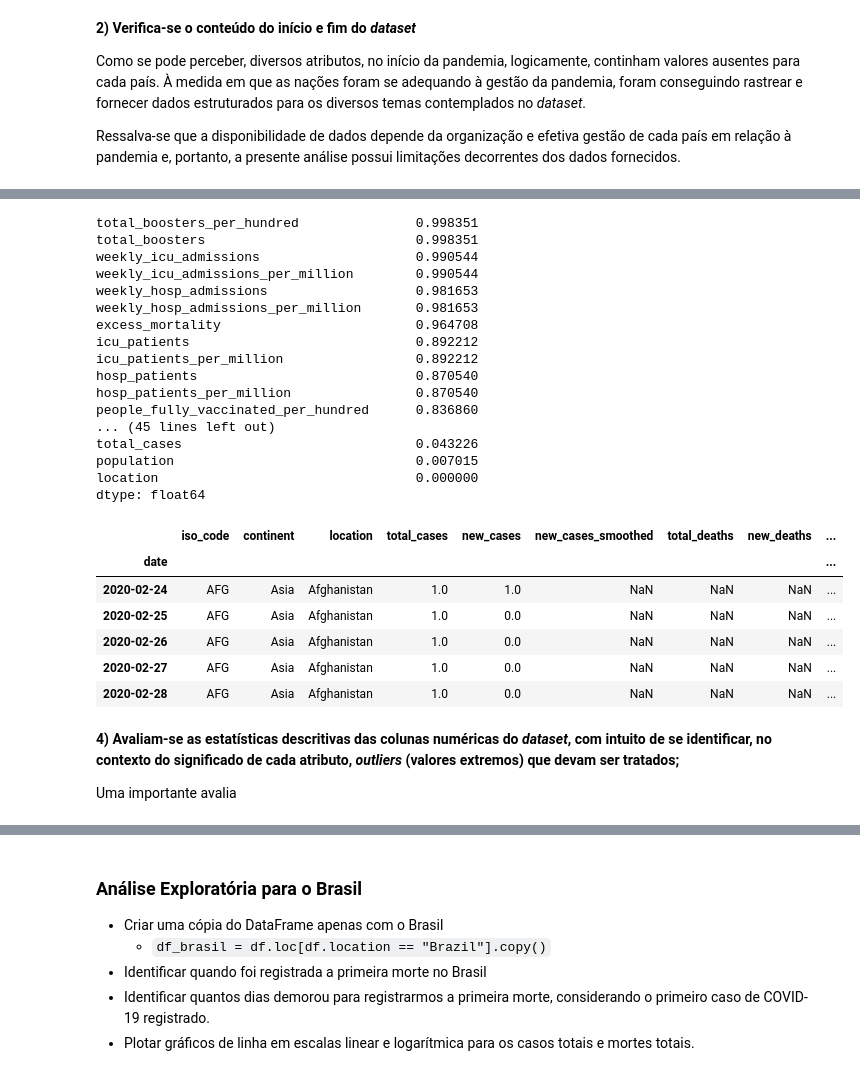
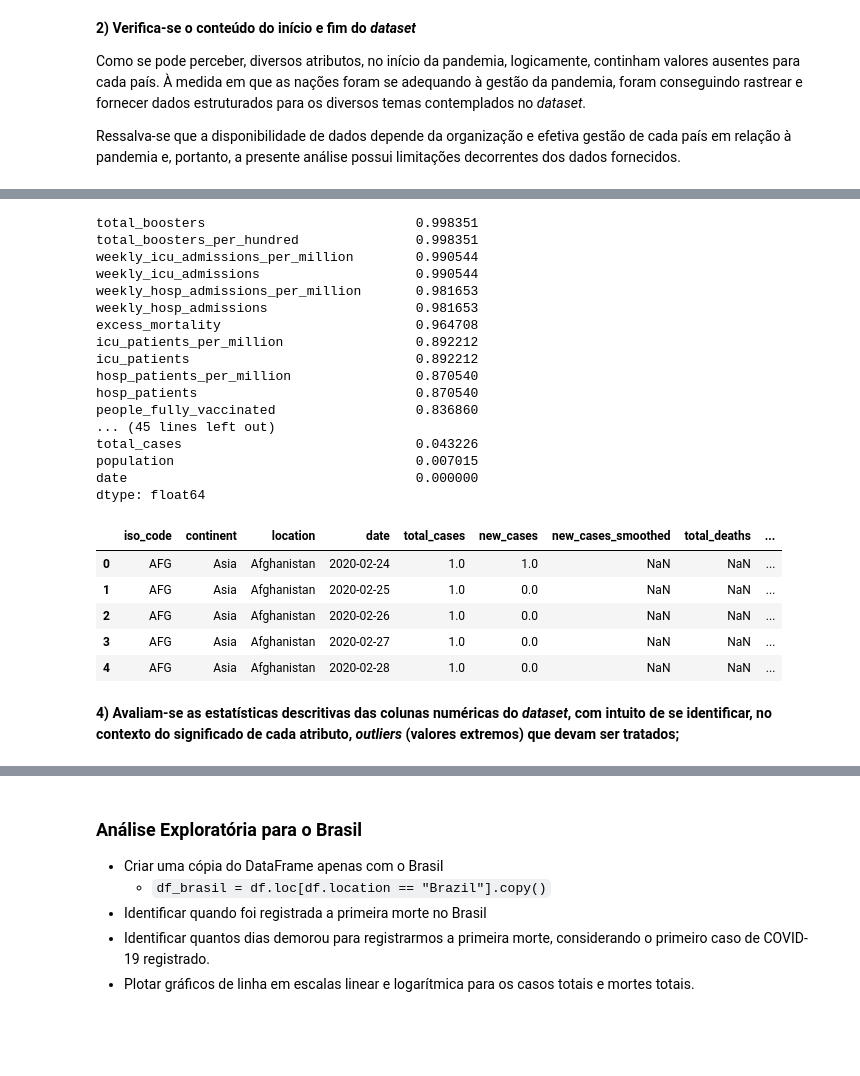
Before and after one commit to psfleury/Data_Science_Projects, a Jupyter notebook: 2 - Covid19/Panorama_do_COVID_19_no_Brasil_PedroFleury.ipynb, the cells around one changed output, grey strips where cells are left out. Saved outputs shown, nothing was run; the diff lists cells and outputs as text; code cells hidden in the pictures; blank space fills up the shorter version.

```diff
--- a/2 - Covid19/Panorama_do_COVID_19_no_Brasil_PedroFleury.ipynb
+++ b/2 - Covid19/Panorama_do_COVID_19_no_Brasil_PedroFleury.ipynb
@@ -126,7 +126,7 @@ import seaborn as sns
 
 
 # importar o dataset COVID-19 para um DataFrame
-df = pd.read_csv("https://raw.githubusercontent.com/psfleury/Data_Science_Projects/main/2%20-%20Covid19/owid-covid-data.csv",parse_dates=True, infer_datetime_format=True, index_col='date')
+df = pd.read_csv("https://raw.githubusercontent.com/psfleury/Data_Science_Projects/main/2%20-%20Covid19/owid-covid-data.csv",parse_dates=True, infer_datetime_format=True)
 # %% [markdown]
 ## Análise Exploratória dos Dados (AED)
 
@@ -227,32 +227,42 @@ Quanto aos atributos do Grupo 1, pela representatividade, descartam-se as coluna
 # % de valores ausentes para cada atributo
 (df.isnull().sum().sort_values(ascending=False)/df.shape[0]).head(60)
 # %% [output]
+total_boosters                           0.998351
 total_boosters_per_hundred               0.998351
-total_boosters                           0.998351
+weekly_icu_admissions_per_million        0.990544
 weekly_icu_admissions                    0.990544
-weekly_icu_admissions_per_million        0.990544
+weekly_hosp_admissions_per_million       0.981653
 weekly_hosp_admissions                   0.981653
-weekly_hosp_admissions_per_million       0.981653
 excess_mortality                         0.964708
+icu_patients_per_million                 0.892212
 icu_patients                             0.892212
-icu_patients_per_million                 0.892212
+hosp_patients_per_million                0.870540
 hosp_patients                            0.870540
-hosp_patients_per_million                0.870540
-people_fully_vaccinated_per_hundred      0.836860
+people_fully_vaccinated                  0.836860
 ... (45 lines left out)
 total_cases                              0.043226
 population                               0.007015
-location                                 0.000000
+date                                     0.000000
 dtype: float64
-# %%
-df[['total_boosters_per_hundred','total_boosters','people_fully_vaccinated_per_hundred','people_fully_vaccinated','new_vaccinations','people_vaccinated','people_vaccinated_per_hundred','total_vaccinations','total_vaccinations_per_hundred','new_vaccinations_smoothed_per_million','new_vaccinations_smoothed']] = df[['total_boosters_per_hundred','total_boosters','people_fully_vaccinated_per_hundred','people_fully_vaccinated','new_vaccinations','people_vaccinated','people_vaccinated_per_hundred','total_vaccinations','total_vaccinations_per_hundred','new_vaccinations_smoothed_per_million','new_vaccinations_smoothed']].fillna(0)
+# %%
+a_remover_grupo1 = ['weekly_icu_admissions',
+    'weekly_icu_admissions_per_million',
+    'weekly_hosp_admissions',
+    'weekly_hosp_admissions_per_million',
+    'excess_mortality',
+    'icu_patients',
+    'icu_patients_per_million',
+    'hosp_patients',
+    'hosp_patients_per_million']
+# %%
+# Removendo atributos do grupo 1 que possuam acima de 60% de valores ausentes
+df.drop(a_remover_grupo1, axis=1, inplace=True)
 # %%
-df.head(5)
+df.head()
 # %% [output]
-|  | iso_code | continent | location | total_cases | new_cases | new_cases_smoothed | total_deaths | new_deaths | ... |
-| date |  |  |  |  |  |  |  |  | ... |
-| 2020-02-24 | AFG | Asia | Afghanistan | 1.0 | 1.0 | NaN | NaN | NaN | ... |
-| 2020-02-25 | AFG | Asia | Afghanistan | 1.0 | 0.0 | NaN | NaN | NaN | ... |
-| 2020-02-26 | AFG | Asia | Afghanistan | 1.0 | 0.0 | NaN | NaN | NaN | ... |
-| 2020-02-27 | AFG | Asia | Afghanistan | 1.0 | 0.0 | NaN | NaN | NaN | ... |
-| 2020-02-28 | AFG | Asia | Afghanistan | 1.0 | 0.0 | NaN | NaN | NaN | ... |
+|  | iso_code | continent | location | date | total_cases | new_cases | new_cases_smoothed | total_deaths | ... |
+| 0 | AFG | Asia | Afghanistan | 2020-02-24 | 1.0 | 1.0 | NaN | NaN | ... |
+| 1 | AFG | Asia | Afghanistan | 2020-02-25 | 1.0 | 0.0 | NaN | NaN | ... |
+| 2 | AFG | Asia | Afghanistan | 2020-02-26 | 1.0 | 0.0 | NaN | NaN | ... |
+| 3 | AFG | Asia | Afghanistan | 2020-02-27 | 1.0 | 0.0 | NaN | NaN | ... |
+| 4 | AFG | Asia | Afghanistan | 2020-02-28 | 1.0 | 0.0 | NaN | NaN | ... |
@@ -262,7 +269,5 @@ df.drop(['weekly_icu_admissions','weekly_icu_admissions_per_million','weekly_hos
 # %% [markdown]
 **4) Avaliam-se as estatísticas descritivas das colunas numéricas do *dataset*, com intuito de se identificar, no contexto do significado de cada atributo, *outliers* (valores extremos) que devam ser tratados;**
-
-Uma importante avalia
 # %%
 df.info()
 # %% [output]
```
Also changed, not shown: parts of 12 cells of this notebook.
